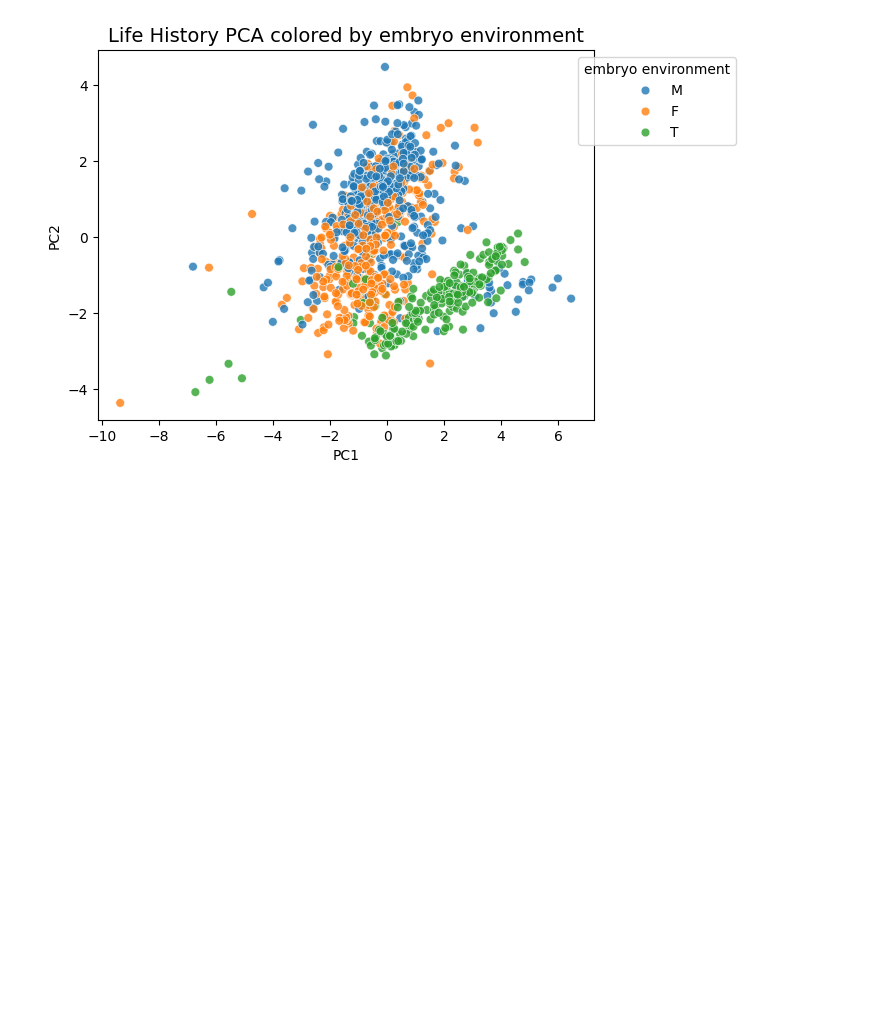
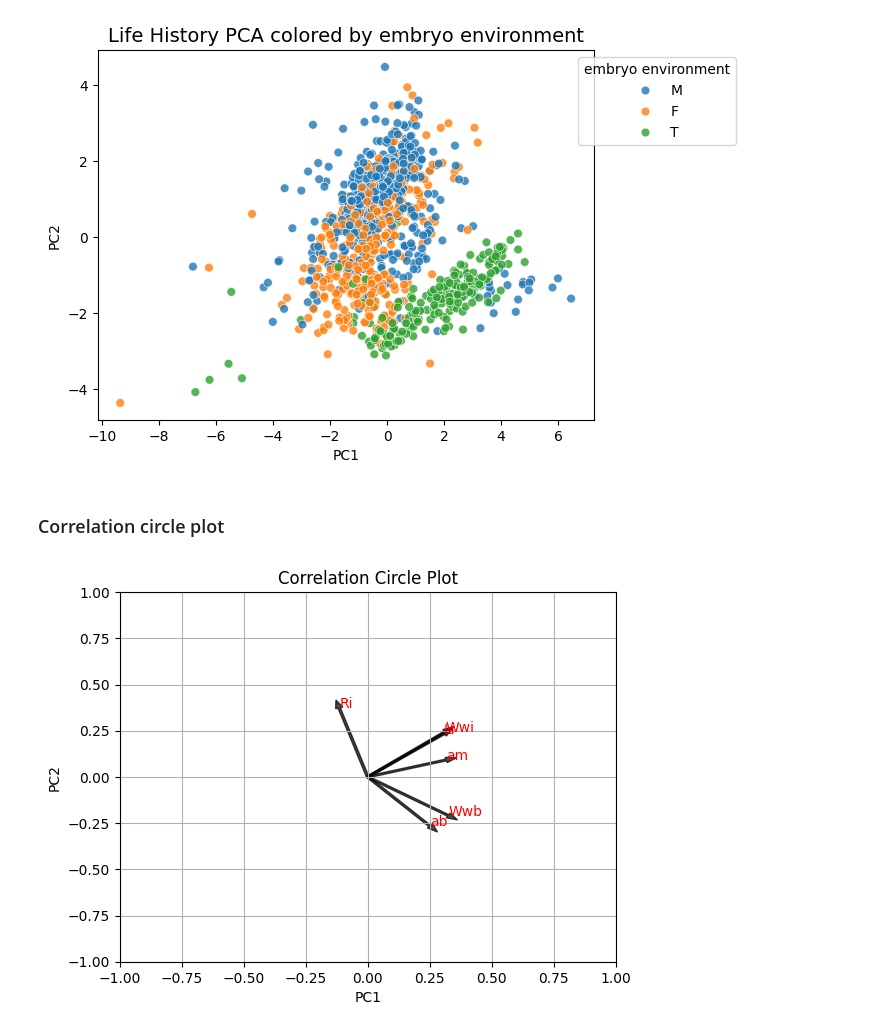
Before and after one commit to lululrm/Kermit-internship, a Jupyter notebook: life_history_pca.ipynb, the cells around one changed output. Saved outputs shown, nothing was run; the diff lists cells and outputs as text; code cells hidden in the pictures; blank space fills up the shorter version.

```diff
--- a/life_history_pca.ipynb
+++ b/life_history_pca.ipynb
@@ -172,0 +199,33 @@ fig.show()
+# %% [markdown]
+### Correlation circle plot
+# %%
+
+loadings = pca.components_.T * np.sqrt(explained_variance)
+
+plt.title('Correlation Circle Plot')
+plt.xlabel('PC1')
+plt.ylabel('PC2')
+for i, feature in enumerate(['am', 'Wwi', 'Ri', 'Wwb', 'Li', 'ab']):
+
+    # Add the name of the variable near the arrow
+    plt.annotate(feature,
+                 (loadings[i, 0],
+                  loadings[i, 1]),
+                 color='red')
+
+    # Add an arrow representing the variable on the new axis
+    plt.arrow(0, 0,
+              loadings[i, 0],
+              loadings[i, 1],
+              color='black',
+              alpha=0.7,
+              width=0.01,
+             )
+
+plt.xlim(-1,1)
+plt.ylim(-1,1)
+
+plt.grid(True)
+plt.show()
+# %% [output]
+[figure, added]
```
Also changed, not shown: parts of 3 cells of this notebook.
